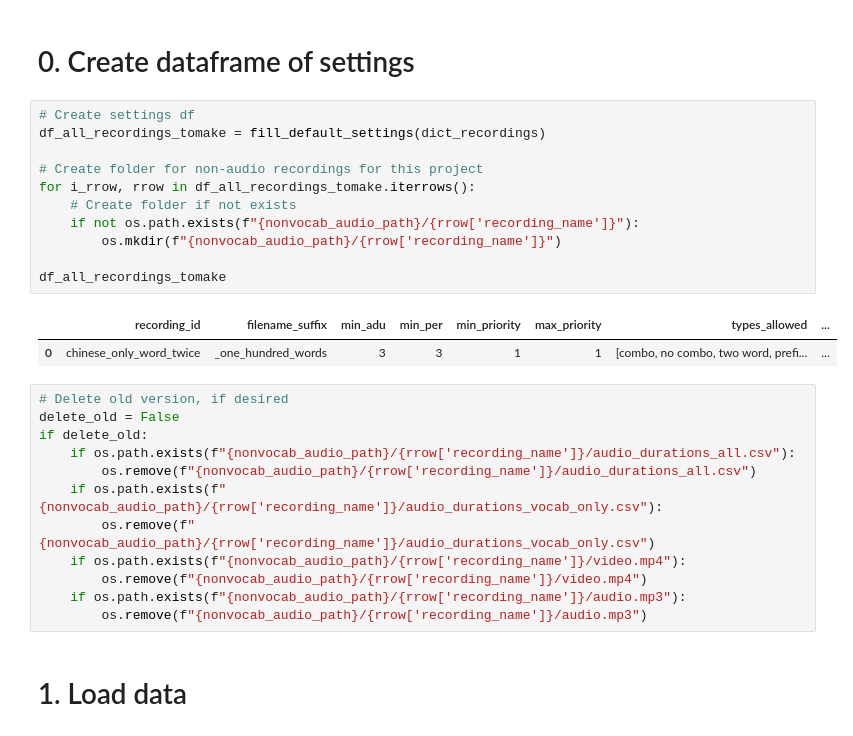
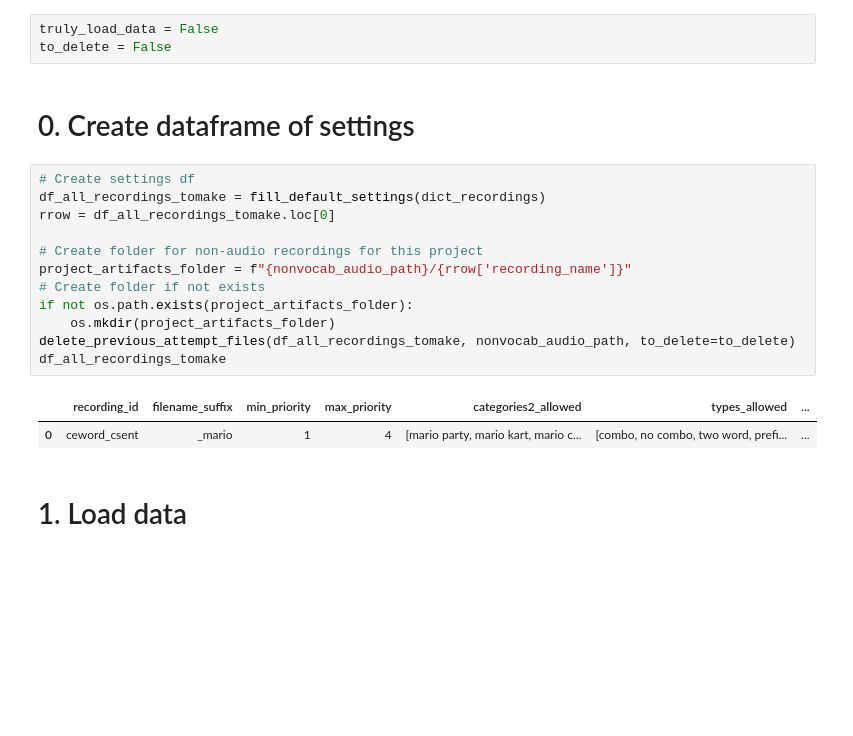
Before and after one commit to srcole/mandarin_data, a Jupyter notebook: 02_audio_generation/02_youtube_video_generate.ipynb, the cells around one changed output. Drawn from its saved outputs; the diff is of its cells as text; blank space fills up the shorter version.

```diff
--- a/02_audio_generation/02_youtube_video_generate.ipynb
+++ b/02_audio_generation/02_youtube_video_generate.ipynb
@@ -36,33 +38,25 @@ from video_file_configs.v005_one_hundred_words_six_minutes import (
 pd.options.display.max_columns = 100
 pd.options.display.max_rows = 130
+# %%
+truly_load_data = False
+to_delete = False
 # %% [markdown]
 # 0. Create dataframe of settings
 # %%
 # Create settings df
 df_all_recordings_tomake = fill_default_settings(dict_recordings)
+rrow = df_all_recordings_tomake.loc[0]
 
 # Create folder for non-audio recordings for this project
-for i_rrow, rrow in df_all_recordings_tomake.iterrows():
-    # Create folder if not exists
-    if not os.path.exists(f"{nonvocab_audio_path}/{rrow['recording_name']}"):
-        os.mkdir(f"{nonvocab_audio_path}/{rrow['recording_name']}")
-
+project_artifacts_folder = f"{nonvocab_audio_path}/{rrow['recording_name']}"
+# Create folder if not exists
+if not os.path.exists(project_artifacts_folder):
+    os.mkdir(project_artifacts_folder)
+delete_previous_attempt_files(df_all_recordings_tomake, nonvocab_audio_path, to_delete=to_delete)
 df_all_recordings_tomake
 # %% [output]
-|  | recording_id | filename_suffix | min_adu | min_per | min_priority | max_priority | types_allowed | ... |
-| 0 | chinese_only_word_twice | _one_hundred_words | 3 | 3 | 1 | 1 | [combo, no combo, two word, prefi... | ... |
+|  | recording_id | filename_suffix | min_priority | max_priority | categories2_allowed | types_allowed | ... |
+| 0 | ceword_csent | _mario | 1 | 4 | [mario party, mario kart, mario c... | [combo, no combo, two word, prefi... | ... |
-# %%
-# Delete old version, if desired
-delete_old = False
-if delete_old:
-    if os.path.exists(f"{nonvocab_audio_path}/{rrow['recording_name']}/audio_durations_all.csv"):
-        os.remove(f"{nonvocab_audio_path}/{rrow['recording_name']}/audio_durations_all.csv")
-    if os.path.exists(f"{nonvocab_audio_path}/{rrow['recording_name']}/audio_durations_vocab_only.csv"):
-        os.remove(f"{nonvocab_audio_path}/{rrow['recording_name']}/audio_durations_vocab_only.csv")
-    if os.path.exists(f"{nonvocab_audio_path}/{rrow['recording_name']}/video.mp4"):
-        os.remove(f"{nonvocab_audio_path}/{rrow['recording_name']}/video.mp4")
-    if os.path.exists(f"{nonvocab_audio_path}/{rrow['recording_name']}/audio.mp3"):
-        os.remove(f"{nonvocab_audio_path}/{rrow['recording_name']}/audio.mp3")
 # %% [markdown]
 # 1. Load data
 # %%
```
Also changed, not shown: parts of 25 cells of this notebook, 5 other files.
